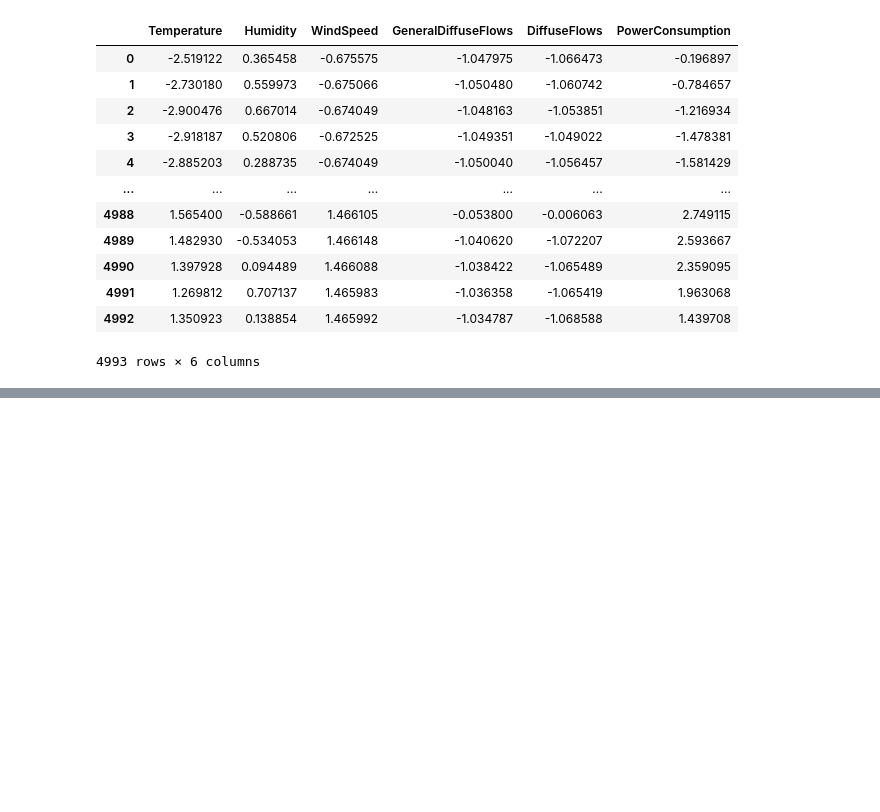
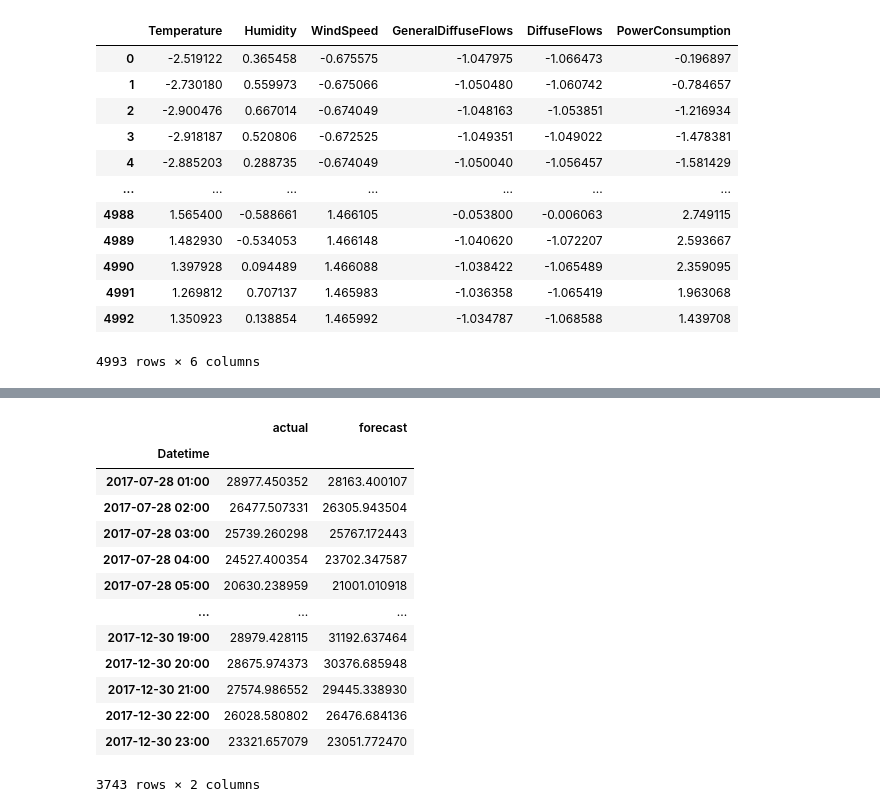
Before and after one commit to spirnia/power-consumption, a Jupyter notebook: notebooks/lstm.ipynb, the cells around one changed output, grey strips where cells are left out. Saved outputs shown, nothing was run; the diff lists cells and outputs as text; code cells hidden in the pictures; blank space fills up the shorter version.

```diff
--- a/notebooks/lstm.ipynb
+++ b/notebooks/lstm.ipynb
@@ -140,0 +253,17 @@ def val_fun(X_fit,y_fit,X_val,y_val,num_layers,num_nerons,alpha,iter,b_s):
+# %%
+test_score_df
+# %% [output]
+|  | actual | forecast |
+| Datetime |  |  |
+| 2017-07-28 01:00 | 28977.450352 | 28163.400107 |
+| 2017-07-28 02:00 | 26477.507331 | 26305.943504 |
+| 2017-07-28 03:00 | 25739.260298 | 25767.172443 |
+| 2017-07-28 04:00 | 24527.400354 | 23702.347587 |
+| 2017-07-28 05:00 | 20630.238959 | 21001.010918 |
+| ... | ... | ... |
+| 2017-12-30 19:00 | 28979.428115 | 31192.637464 |
+| 2017-12-30 20:00 | 28675.974373 | 30376.685948 |
+| 2017-12-30 21:00 | 27574.986552 | 29445.338930 |
+| 2017-12-30 22:00 | 26028.580802 | 26476.684136 |
+| 2017-12-30 23:00 | 23321.657079 | 23051.772470 |
+3743 rows × 2 columns
```
Also changed, not shown: parts of 17 cells of this notebook.
